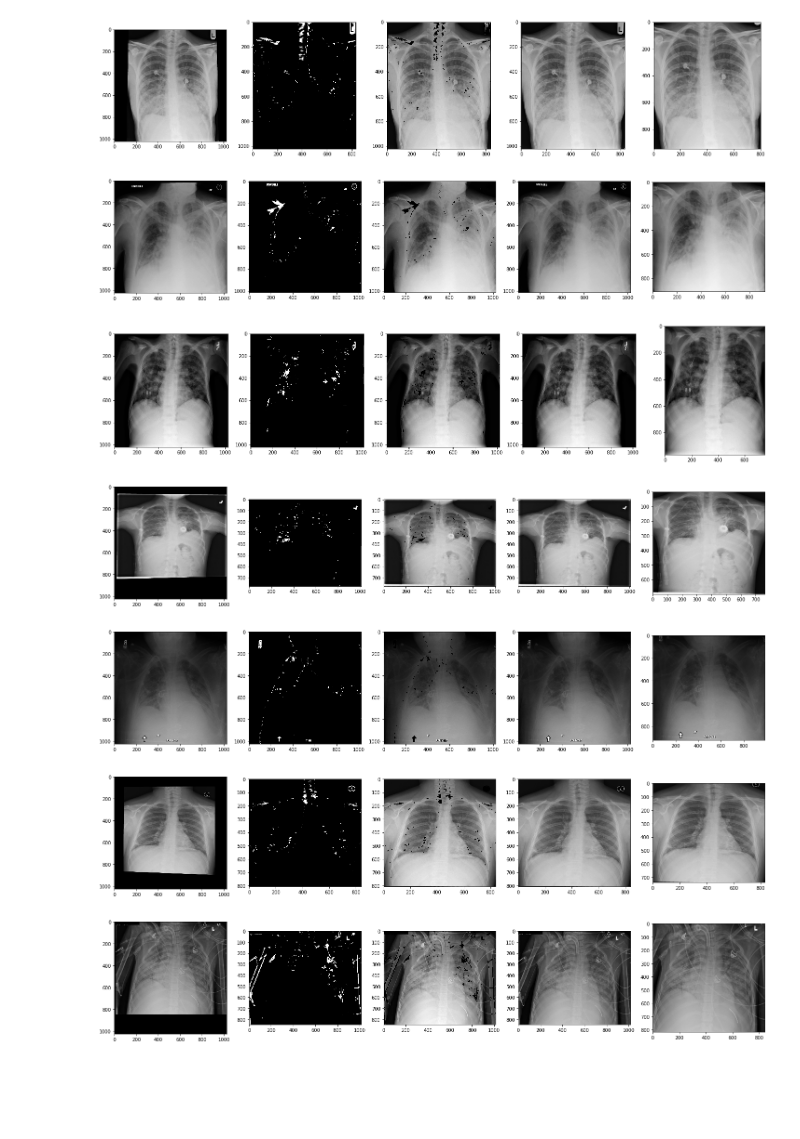
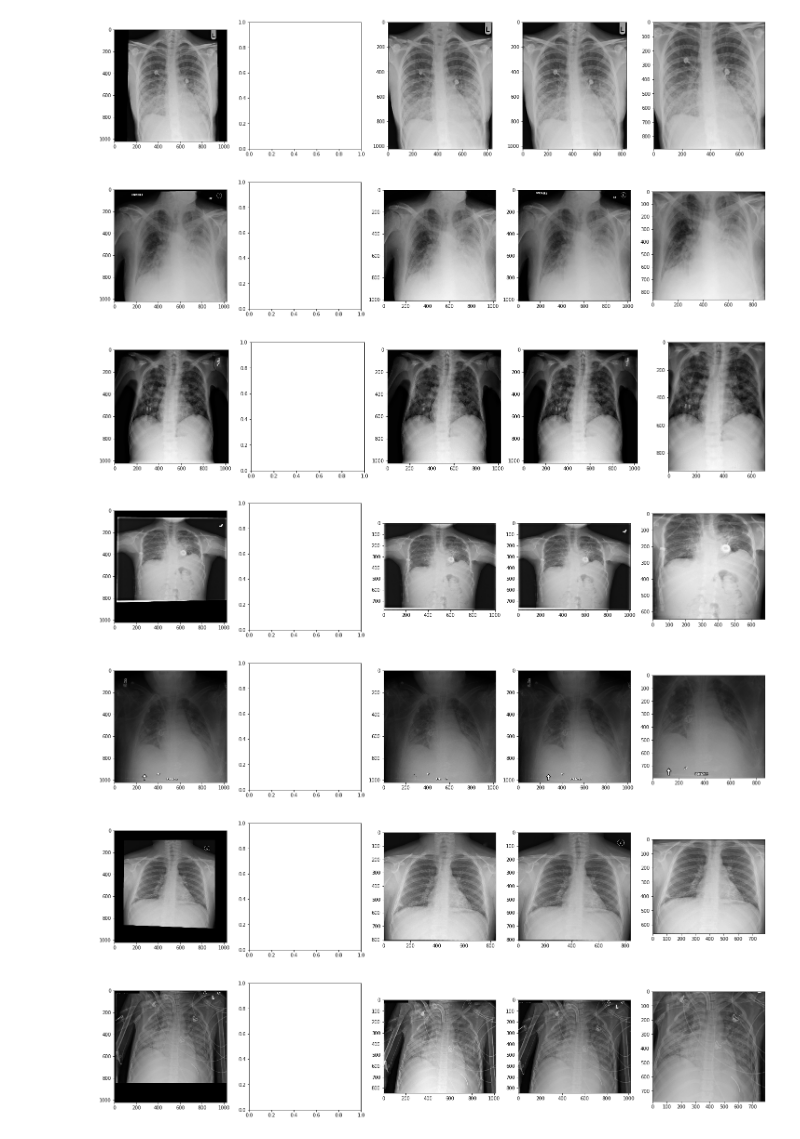
Before and after one commit to LucaCappelletti94/covidxpert, a Jupyter notebook: BBoxing with Blur.ipynb, the cells around one changed output. Cells and saved outputs as stored; diff of their text form; code cells hidden in the pictures; blank space fills up the shorter version.

```diff
--- a/BBoxing with Blur.ipynb
+++ b/BBoxing with Blur.ipynb
@@ -39,8 +36,8 @@ def build_slice(left:int, right:int, maximum:int):
     return slice(left, maximum if right==0 else right)
 # %%
 def strip_black(image:np.ndarray, mask:np.ndarray, v_threshold:float, h_threshold:float)->np.ndarray:
-    vertical_mask = mask.mean(axis=1) < v_threshold
-    horizzontal_mask = mask.mean(axis=0) < h_threshold
+    vertical_mask = mask.mean(axis=1) <= v_threshold
+    horizzontal_mask = mask.mean(axis=0) <= h_threshold
 
     h_slice = build_slice(
         count_from_left_side(horizzontal_mask),
@@ -58,37 +55,14 @@ def compute_median_threshold(mask:np.ndarray)->float:
     masked_mask = strip_black(mask, mask, 0, 0)
     v_white_median = np.median(masked_mask.mean(axis=0))
     h_white_median = np.median(masked_mask.mean(axis=1))
-    return v_white_median/2, h_white_median/2
+    return v_white_median*0.6, h_white_median*0.6
 # %%
 def normalize_image(image:np.ndarray)->np.ndarray:
     return np.uint8(((image - image.min()) / (image.max() - image.min()))*255)
-# %%
-def remove_artefacts(image:np.ndarray, sigma_1:float=0.3, sigma_2:float=15)->np.ndarray:
-    blur = cv2.GaussianBlur(image, (5,5), sigma_2, sigma_2).astype(float)
-    result = image - blur
-    result = normalize_image(image)
-    result = cv2.threshold(result, np.median(result), 255, cv2.THRESH_BINARY)[1]
-    nb_components, output, stats, centroids = cv2.connectedComponentsWithStats(result, connectivity=8)
-    sizes = stats[1:, -1]
-    area = result.shape[0]*result.shape[1]
-    artefacts = np.zeros(result.shape, dtype=bool)
-
-    for i, size in enumerate(sizes):
-        if size < area/10:
-            artefacts |= output==i+1
-
-    kernel = np.ones((3,3),np.uint8)
-
-    artefacts = cv2.dilate(artefacts.astype(np.uint8), kernel).astype(bool)
-
-    cleared_image = image.copy()
-    cleared_image[artefacts]=0
-
-    return cleared_image, artefacts
 # %%
 def get_blur_mask(image:np.ndarray, padding:int):
     blurred = add_padding(image, padding)
-    blurred, _ = remove_artefacts(blurred)
+    blurred = remove_artefacts(blurred)
     blurred = apply_mean_blur(blurred)
     blurred = apply_median_threshold(blurred)
     return trim_padding(blurred, padding)
@@ -99,22 +73,21 @@ def blur_bbox(image:np.ndarray, padding:int=50)->np.ndarray:
 # %%
 for path in glob("tests/test_images/*.jpg"):
     original = load_image(path)
     image = perspective_correction(original)
-    cleared_image, artefacts = remove_artefacts(image)
+    cleared_image = remove_artefacts(image)
     bboxed = blur_bbox(image)
 
     fig, axes = plt.subplots(ncols=5, figsize=(25, 5))
     axes[0].imshow(original, cmap="gray")
-    axes[1].imshow(artefacts, cmap="gray")
     axes[2].imshow(cleared_image, cmap="gray")
     axes[3].imshow(image, cmap="gray")
     axes[4].imshow(bboxed, cmap="gray")
     plt.show()
 # %% [output]
-[figure, old version]
+[figure, new version]
-[figure, old version]
+[figure, new version]
-[figure, old version]
+[figure, new version]
-[figure, old version]
+[figure, new version]
-[figure, old version]
+[figure, new version]
-[figure, old version]
+[figure, new version]
-[figure, old version]
+[figure, new version]
```
Also changed, not shown: parts of 4 cells of this notebook, 34 other files.
